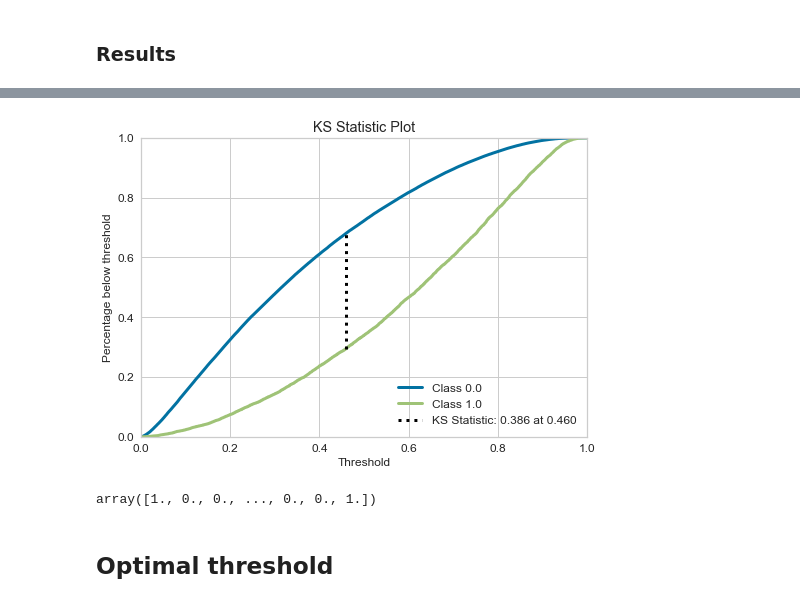
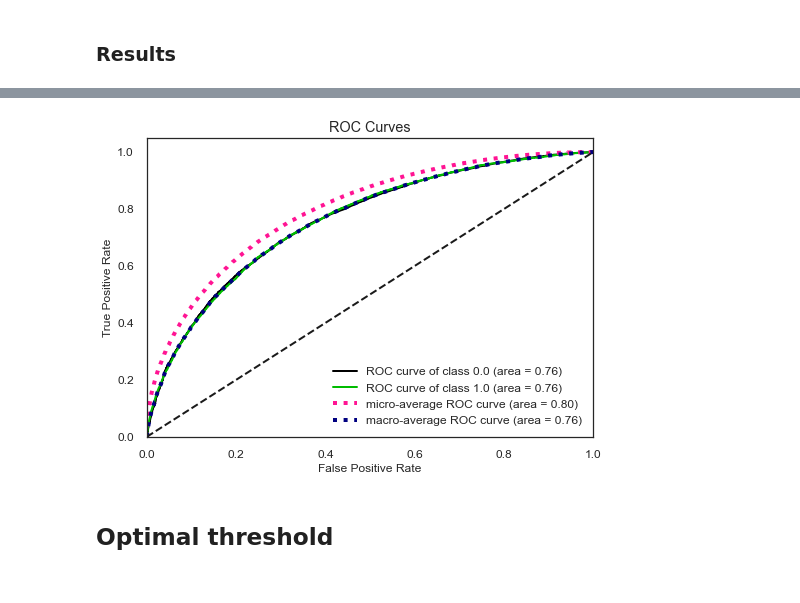
Before and after one commit to IsNdl/Projet7_OC, a Jupyter notebook: P7_sgd_model_optimization.ipynb, the cells around one changed output, grey strips where cells are left out. Cells and saved outputs as stored; diff of their text form; code cells hidden in the pictures.

```diff
--- a/P7_sgd_model_optimization.ipynb
+++ b/P7_sgd_model_optimization.ipynb
@@ -496,8 +446,3 @@ plt.show()
-# %%
-skplt.metrics.plot_ks_statistic(y_test, y_probas)
-plt.show()
-# %% [output]
-[figure, old version]
 # %%
 # Best model to save
 import pickle
@@ -506,7 +451,10 @@ pickle.dump(sgd_model, open('sgd_model.pkl', 'wb'))
 # Load model
 sgd_model = pickle.load(open('sgd_model.pkl', 'rb'))
 # Check it worked
-predictions = sgd_model.predict(X_test)
-predictions
+# predictions = sgd_model.predict(X_test)
+# predictions
-# %% [output]
-array([1., 0., 0., ..., 0., 0., 1.])
+# %%
+# predict probabilities
+sgd_probs = sgd_model.predict_proba(X_test)
+# keep probabilities for the positive outcome only
+sgd_probs_pos = sgd_probs[:, 1]
@@ -512,0 +464,5 @@ array([1., 0., 0., ..., 0., 0., 1.])
+# %%
+skplt.metrics.plot_roc(y_test, sgd_probs)
+plt.show()
+# %% [output]
+[figure, added]
```
Also changed, not shown: parts of 65 cells of this notebook, 7 other files.
